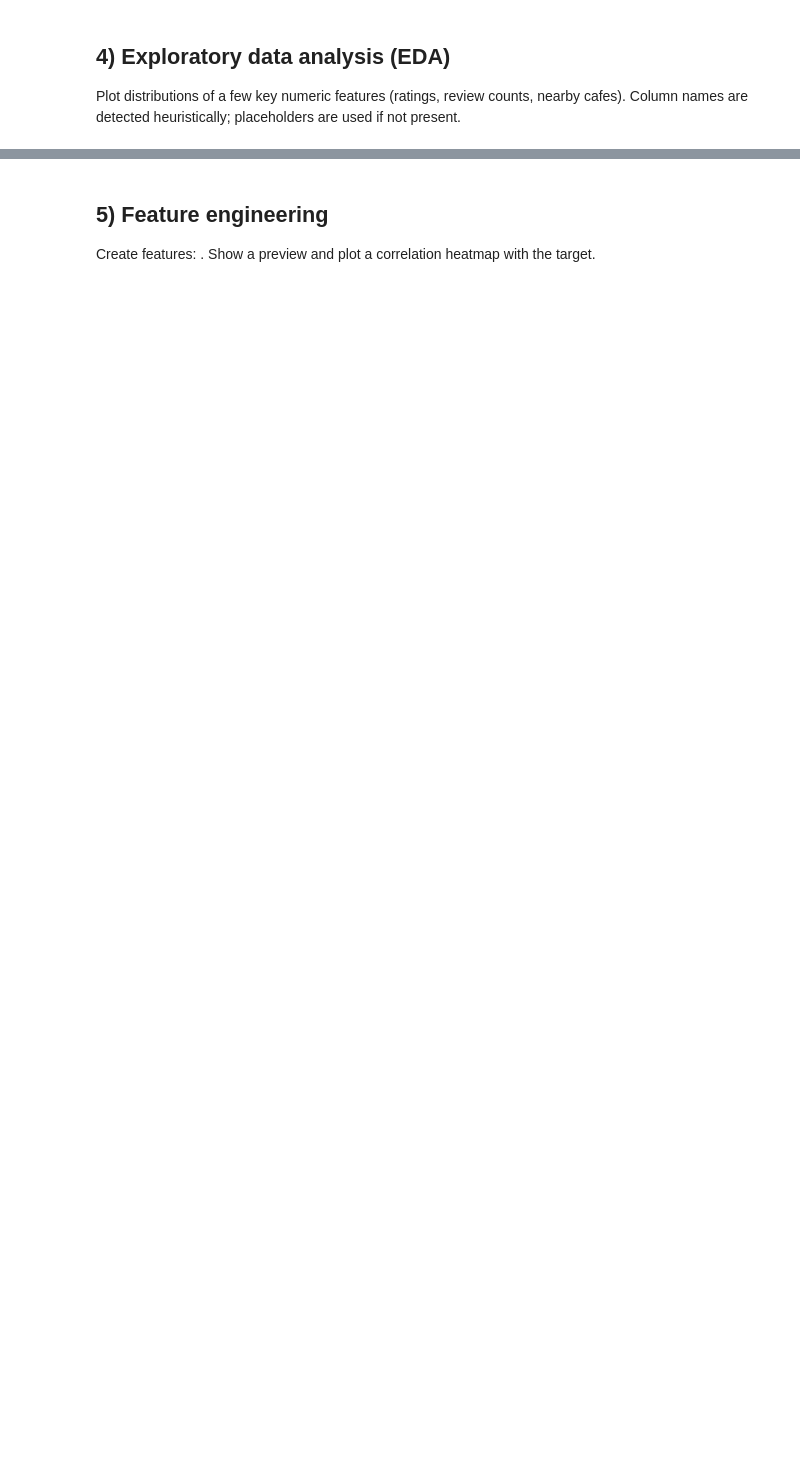
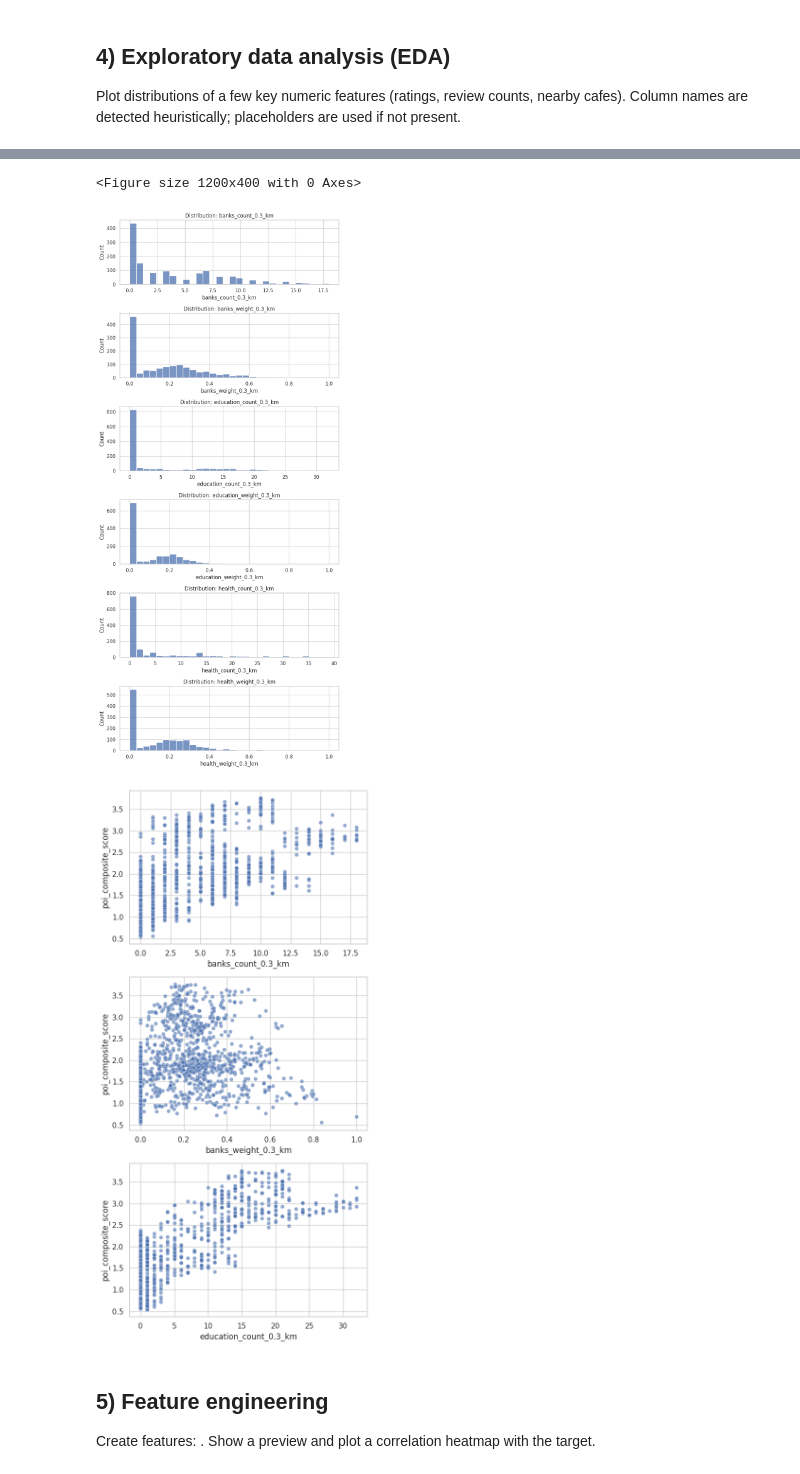
Before and after one commit to Subekshyeah/SiteX, a Jupyter notebook: backend/notebooks/train_xgb.ipynb, the cells around one changed output, grey strips where cells are left out. Saved outputs shown, nothing was run; the diff lists cells and outputs as text; code cells hidden in the pictures; blank space fills up the shorter version.

```diff
--- a/backend/notebooks/train_xgb.ipynb
+++ b/backend/notebooks/train_xgb.ipynb
@@ -146,9 +271,18 @@ if plotted:
     plt.tight_layout()
     plt.show()
 
-# If nothing (or limited) plotted, also show distributions for top POI count/weight components from the original dataset
+# If nothing (or limited) plotted, also show distributions for POI count/weight components
 if not plotted:
-    comp_cands = [c for c in ['banks_count_1km','banks_weight_1km','education_count_1km','education_weight_1km','health_count_1km','health_weight_1km','temples_count_1km','temples_weight_1km','other_count_1km','other_weight_1km','cafe_weight'] if c in df.columns]
+    comp_cands = []
+    for cat in BASE_POI_CATEGORIES:
+        count_col = poi_col(cat, 'count')
+        weight_col = poi_col(cat, 'weight')
+        if count_col in df.columns:
+            comp_cands.append(count_col)
+        if weight_col in df.columns:
+            comp_cands.append(weight_col)
+    if CAFE_WEIGHT_COL in df.columns:
+        comp_cands.append(CAFE_WEIGHT_COL)
     if comp_cands:
         n = min(len(comp_cands), 6)
         plt.figure(figsize=(8,3*n))
@@ -171,3 +305,4 @@ if not plotted:
             plt.show()
     else:
         print('No POI component columns available for additional EDA')
+# %% [output]
@@ -174,3 +313,6 @@ if not plotted:
+<Figure size 1200x400 with 0 Axes>
+[figure, added]
+[figure, added]
 # %% [markdown]
 ## 5) Feature engineering
 Create features: . Show a preview and plot a correlation heatmap with the target.
```
Also changed, not shown: parts of 21 cells of this notebook, 3 other files.
